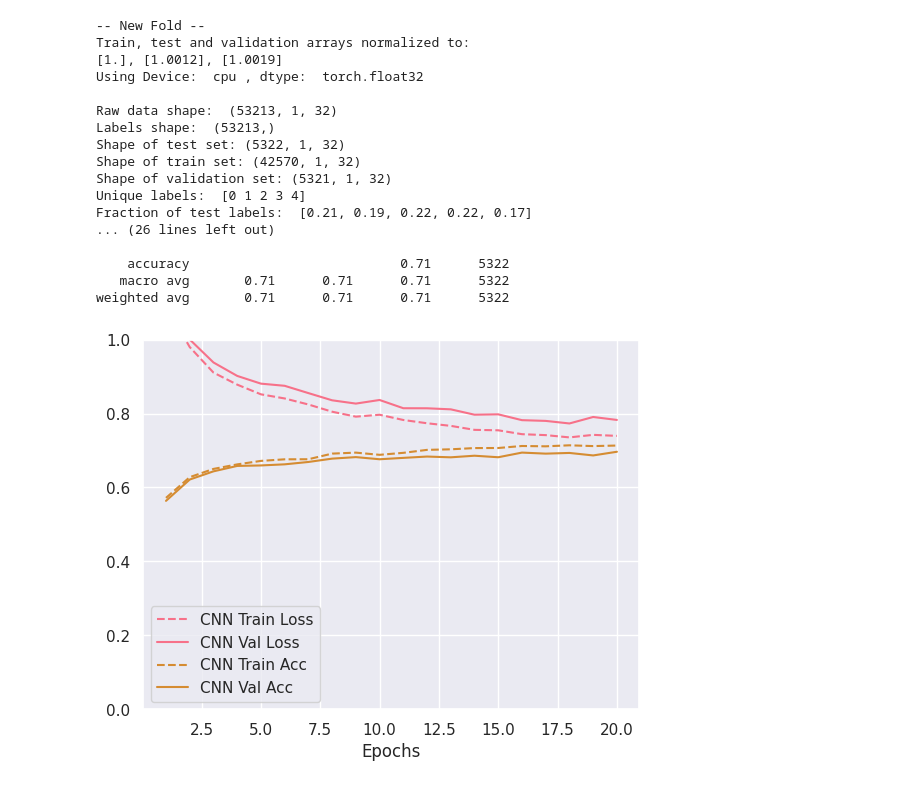
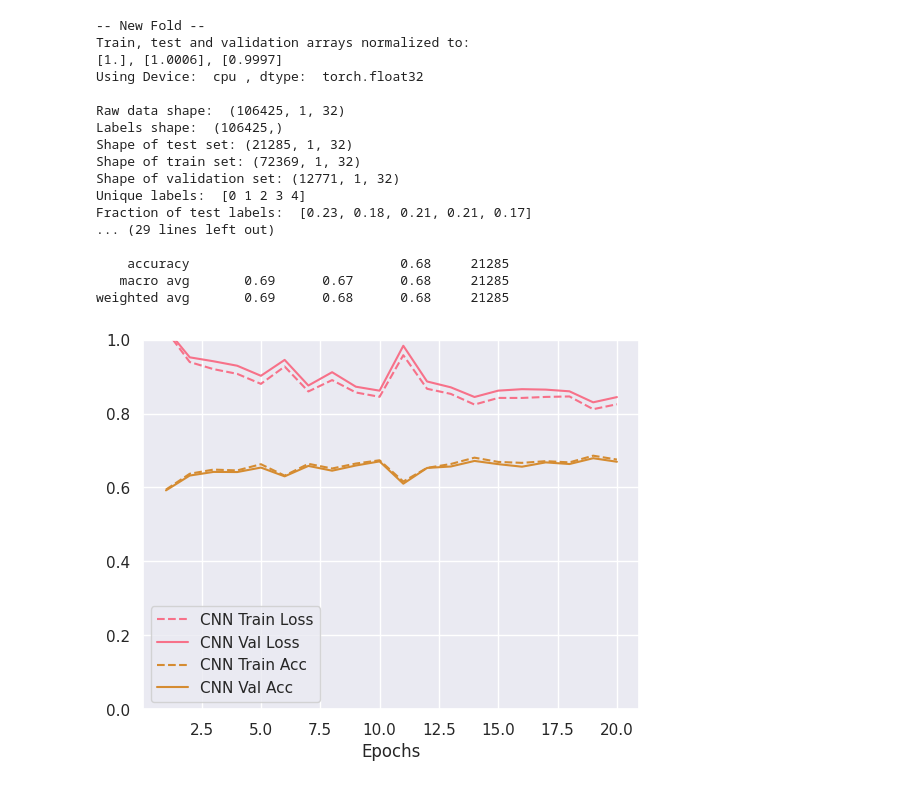
Before and after one commit to GuiMacielPereira/sensor_ML, a Jupyter notebook: notebooks/02_cnn.sync.ipynb, the cells around one changed output. Saved outputs shown, nothing was run; the diff lists cells and outputs as text; code cells hidden in the pictures.

Commit message:
Introduced loop over dataset sizes. Required changing initialization of Data class, which I think turned out for the better. Loop is working, need to finish how storing of results is done.

```diff
--- a/notebooks/02_cnn.sync.ipynb
+++ b/notebooks/02_cnn.sync.ipynb
@@ -2,17 +2,18 @@
 # Notebook to explore more serious convolutional networks
 # i.e. includes analysis of training and test accuracies
 # %%
-from peratouch.data import Data
+from peratouch.data import Data, load_data
 from peratouch.trainer import Trainer
 from peratouch.results import Results
 from peratouch.networks import CNN
-# from peratouch.config import datapath_five_users
 from peratouch.config import path_five_users_main, path_five_users_first
+import sklearn
 
-D = Data(path_five_users_main, triggers=True, releases=False)
-D.shuffle()
-D.halve_raw_data()
+Xraw, yraw = load_data(path_five_users_main)
+# Shuffle data to destroy ordering of users
+Xraw, yraw = sklearn.utils.shuffle(Xraw, yraw, random_state=42)
 
+D = Data(Xraw, yraw)
 # Create indices of several folds
 n_folds = 5
 D.make_folds(n_folds)     # Makes indices available inside class
@@ -21,45 +22,44 @@ predictions = []
 actual_vals = []
 
 n_runs = 1
 for f in range(n_runs):
     D.next_fold()
     D.normalize()
     D.tensors_to_device()
     D.print_shapes()
     # D.plot_data()
     model = CNN(n_ch=1)      # Initialize new model each fold
     T = Trainer(D)
     T.setup(model, max_epochs=20, batch_size=int(len(D.xtr)/20))       # 20 minibatches
     T.train_model(model)
     T.plot_train()
     R = Results(D, model)
     preds, actual = R.get_preds_actual()
     # R.test_metrics(report=True, conf_matrix=False)
     # R.find_most_uncertain_preds()
 
     predictions.extend(preds)
     actual_vals.extend(actual)
 
-import sklearn
 print(sklearn.metrics.classification_report(actual_vals, predictions))
 # %% [output]
 -- New Fold --
 Train, test and validation arrays normalized to:
-[1.], [1.0012], [1.0019]
+[1.], [1.0006], [0.9997]
 Using Device:  cpu , dtype:  torch.float32
 
-Raw data shape:  (53213, 1, 32)
-Labels shape:  (53213,)
-Shape of test set: (5322, 1, 32)
-Shape of train set: (42570, 1, 32)
-Shape of validation set: (5321, 1, 32)
+Raw data shape:  (106425, 1, 32)
+Labels shape:  (106425,)
+Shape of test set: (21285, 1, 32)
+Shape of train set: (72369, 1, 32)
+Shape of validation set: (12771, 1, 32)
 Unique labels:  [0 1 2 3 4]
-Fraction of test labels:  [0.21, 0.19, 0.22, 0.22, 0.17]
-... (26 lines left out)
+Fraction of test labels:  [0.23, 0.18, 0.21, 0.21, 0.17]
+... (29 lines left out)
 
-    accuracy                           0.71      5322
-   macro avg       0.71      0.71      0.71      5322
-weighted avg       0.71      0.71      0.71      5322
+    accuracy                           0.68     21285
+   macro avg       0.69      0.67      0.68     21285
+weighted avg       0.69      0.68      0.68     21285
-[figure, old version]
+[figure, new version]
 # %%
 # Look at 3 channels
```
Also changed, not shown: parts of 2 cells of this notebook, 6 other files.
